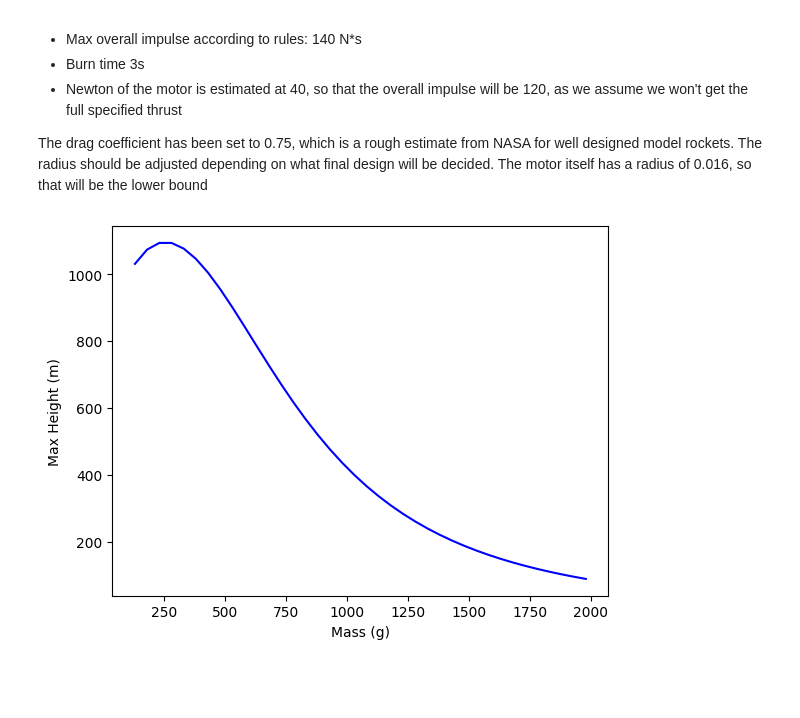
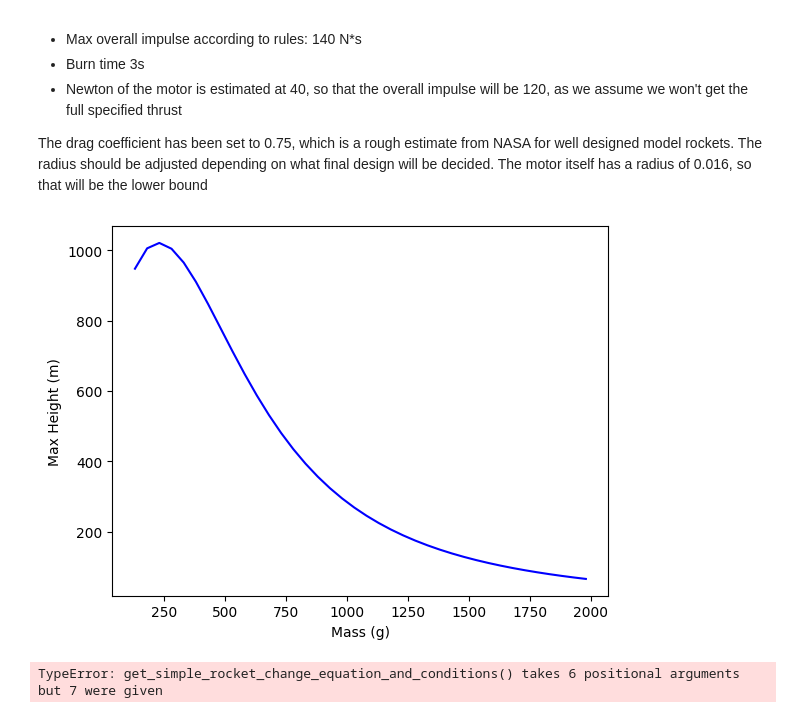
Before and after one commit to AberdeenRSS/PerformanceSimulation, a Jupyter notebook: first_meeting_draft.ipynb, the cells around one changed output. Cells and saved outputs as stored; diff of their text form; code cells hidden in the pictures; blank space fills up the shorter version.

```diff
--- a/first_meeting_draft.ipynb
+++ b/first_meeting_draft.ipynb
@@ -12,7 +12,7 @@ from helpers.simple_eulersolve import eulersolve_while_positive
 In our first engineering meeting we did some rough modeling on the rockets flight path depending on a few parameters. The chosen parameters will be explained further below. A simple flight might look something like this:
 # %%
 
-rocket_equation, initial = get_simple_rocket_change_equation_and_conditions(3, 40, 0.1, 0.2, 0.02, 0.75)
+rocket_equation, initial = get_simple_rocket_change_equation_and_conditions(3.5, 48, 0.1, 0.2, 0.026, 0.75)
 
 tvec, xvec = eulersolve_while_positive(rocket_equation, 0, initial, 0.01)
 
@@ -41,27 +41,52 @@ The radius should be adjusted depending on what final design will be decided. Th
 # %%
 
 
 r = range(130, 2000, 50)
 mass = np.zeros(len(r))
 max_h = np.zeros(len(r))
 i = 0
 for m in r:
 
-    rocket_equation, initial = get_simple_rocket_change_equation_and_conditions(3, 40, 0.1, m/1000, 0.02, 0.75)
+    rocket_equation, initial = get_simple_rocket_change_equation_and_conditions(1.5, 60, 0.1, m/1000, 0.017, 0.75)
 
     tvec, xvec = eulersolve_while_positive(rocket_equation, 0, initial, 0.01)
     max = np.max(xvec[0:, 0:1])
 
     mass[i] = m
     max_h[i] = max
 
     i = i + 1
 
 plt.plot(mass, max_h, color = 'blue')
 plt.xlabel('Mass (g)')
 plt.ylabel('Max Height (m)')
 
 
 plt.show()
 # %% [output]
-[figure, old version]
+[figure, new version]
+# %%
+angle = range(0, 70, 2)
+angles = np.zeros(len(angle))
+max_h = np.zeros(len(angle))
+i = 0
+for a in angle:
+
+    rocket_equation, initial = get_simple_rocket_change_equation_and_conditions(3, 40, 0.1, 0.3, 0.017, 0.75, a)
+
+    tvec, xvec = eulersolve_while_positive(rocket_equation, 0, initial, 0.01)
+    max = np.max(xvec[0:, 0:1])
+
+    mass[i] = m
+    max_h[i] = max
+
+    i = i + 1
+
+plt.plot(angles, max_h, color = 'blue')
+plt.xlabel('Mass (g)')
+plt.ylabel('Max Height (m)')
+
+
+plt.show()
+# %% [output]
+TypeError: get_simple_rocket_change_equation_and_conditions() takes 6 positional arguments but 7 were given
```
Also changed, not shown: parts of 1 cell of this notebook, 1 other file.
